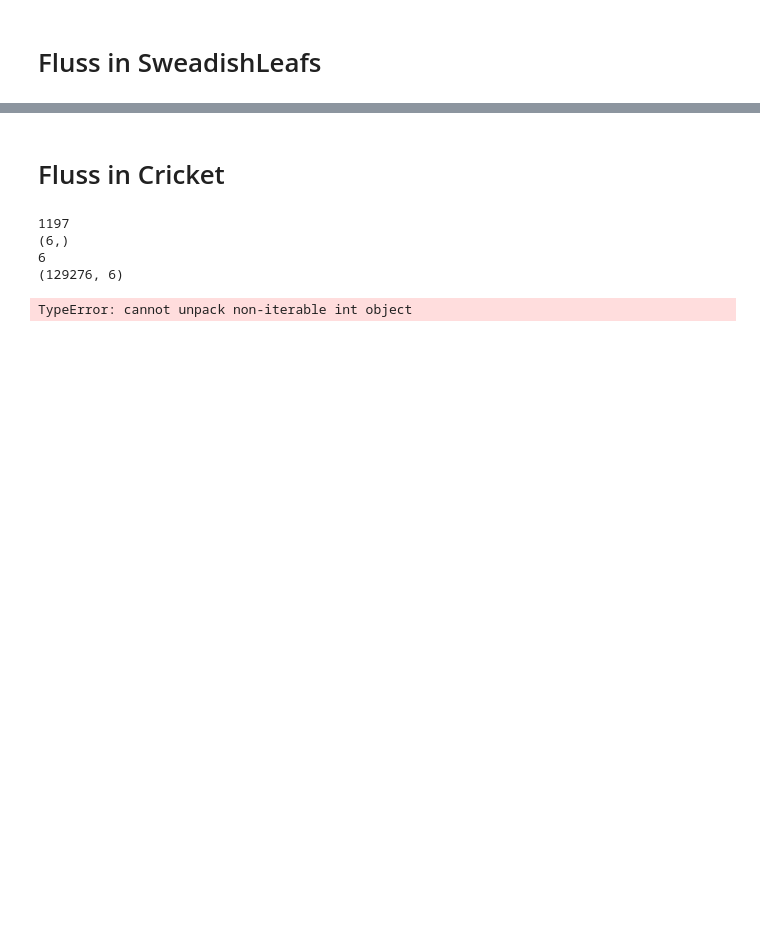
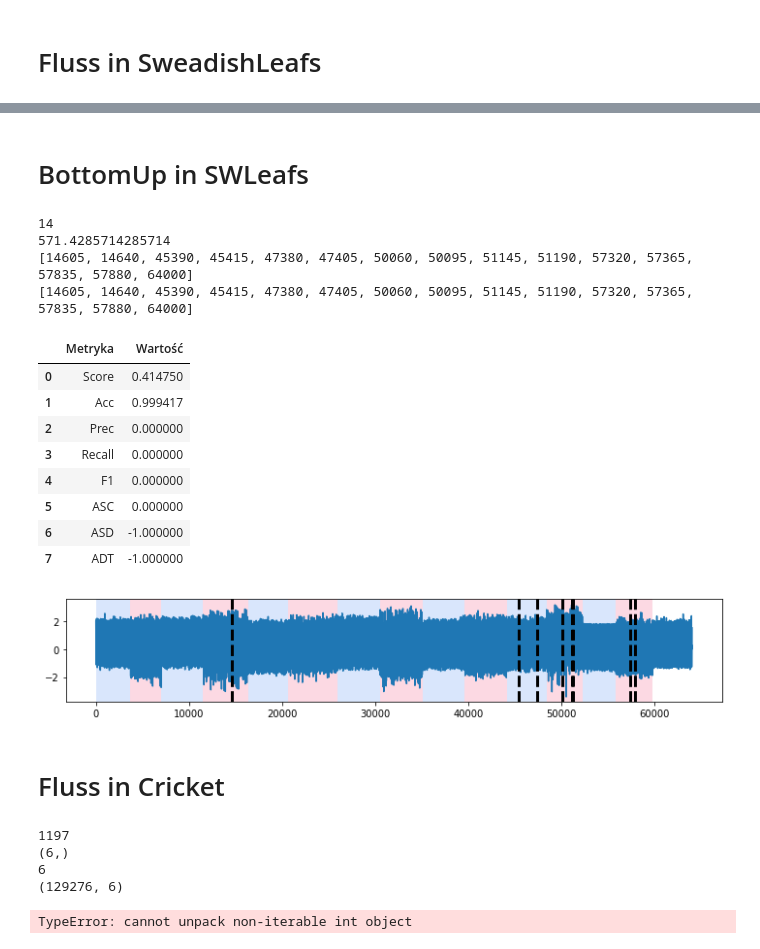
Before and after one commit to damjam212/TimeSeriesSegmentation, a Jupyter notebook: Data_segmentation.ipynb, the cells around one changed output, grey strips where cells are left out. Cells and saved outputs as stored; diff of their text form; code cells hidden in the pictures; blank space fills up the shorter version.

```diff
--- a/Data_segmentation.ipynb
+++ b/Data_segmentation.ipynb
@@ -1674,3 +1731,27 @@ sw_fluss.print_latest_output()
+# %% [markdown]
+# BottomUp in SWLeafs
+# %%
+
+eval,result = predict_change_points(sw_leaf_data,len(sw_leaf_data),original_points,"normal")
+
+rpt.display(sw_leaf_data,original_points,result)
+print(result)
+eval
+# %% [output]
+14
+571.4285714285714
+[14605, 14640, 45390, 45415, 47380, 47405, 50060, 50095, 51145, 51190, 57320, 57365, 57835, 57880, 64000]
+[14605, 14640, 45390, 45415, 47380, 47405, 50060, 50095, 51145, 51190, 57320, 57365, 57835, 57880, 64000]
+|  | Metryka | Wartość |
+| 0 | Score | 0.414750 |
+| 1 | Acc | 0.999417 |
+| 2 | Prec | 0.000000 |
+| 3 | Recall | 0.000000 |
+| 4 | F1 | 0.000000 |
+| 5 | ASC | 0.000000 |
+| 6 | ASD | -1.000000 |
+| 7 | ADT | -1.000000 |
+[figure, added]
 # %% [markdown]
 # Fluss in Cricket
 # %%
```
Also changed, not shown: parts of 8 cells of this notebook.
